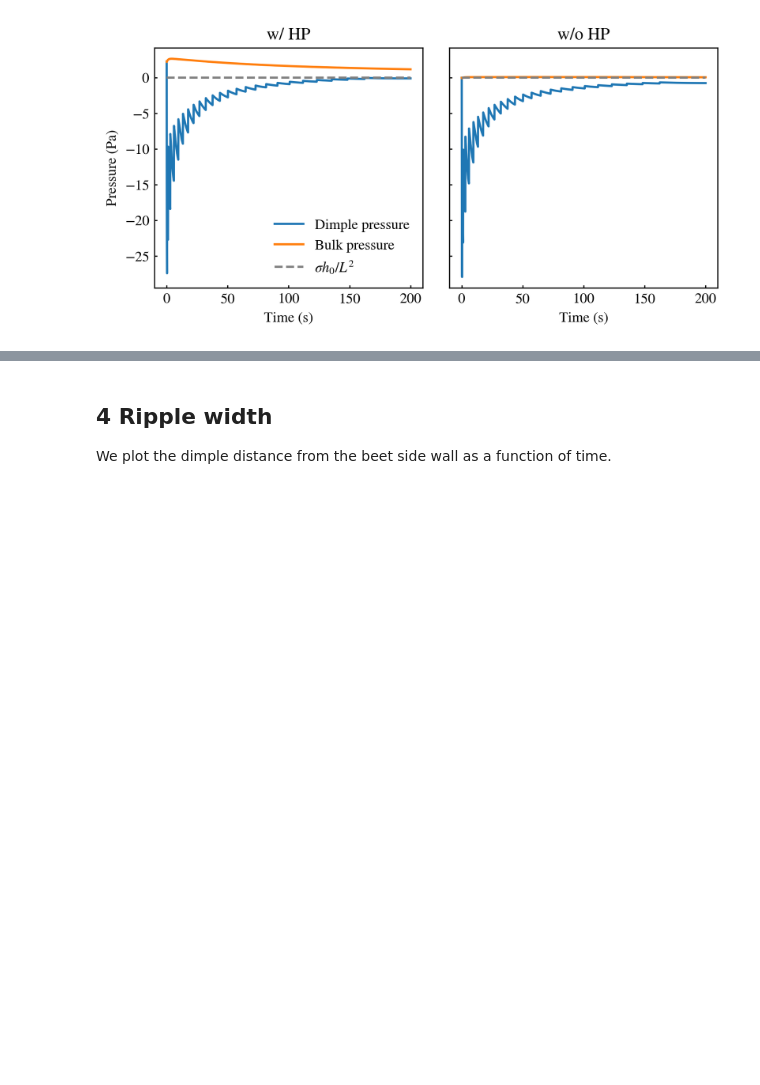
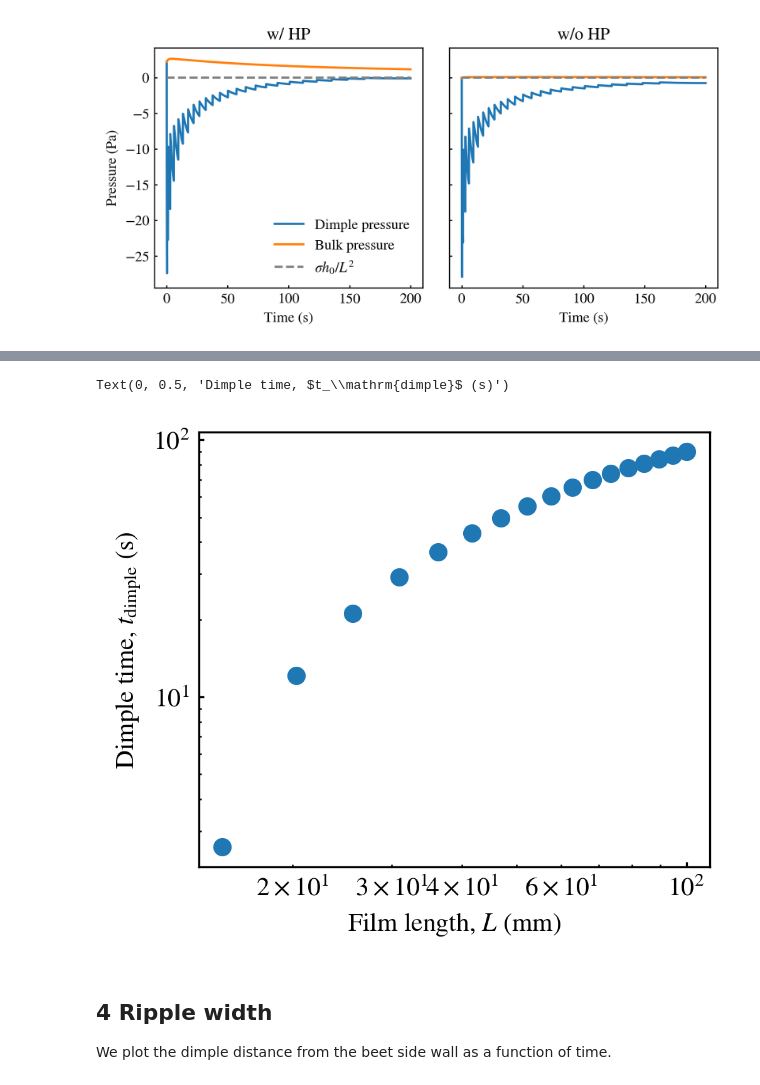
Before and after one commit to ZLoverty/WPM, a Jupyter notebook: Code/Response_to_reviewers.ipynb, the cells around one changed output, grey strips where cells are left out. Saved outputs shown, nothing was run; the diff lists cells and outputs as text; code cells hidden in the pictures; blank space fills up the shorter version.

Commit message:
elaborate on time scales

```diff
--- a/Code/Response_to_reviewers.ipynb
+++ b/Code/Response_to_reviewers.ipynb
@@ -343,0 +342,9 @@ p[60]
+# %%
+mu = 1e-2
+L = 24e-3
+h0 = 1e-4
+sigma = 42e-3
+g = 9.81
+rho = 1e3
+tau = mu * L**2 / rho / g / h0**3
+tau
@@ -343,0 +353,2 @@ p[60]
+# %%
+data = pd.read_csv(r"G:\My Drive\Research projects\WPM\Data\Simulation\parameters\length_more\dimple_detection\dimple_time.csv")
@@ -344,3 +364,17 @@ p[60]
+# %%
+fig, ax = plt.subplots(figsize=(3.5, 3), dpi=300)
+data = data.sort_values(by="L")
+plt.scatter(data["L"]*1e3, data["t"])
+tau = data.mu * data.L**2 / rho / g / data.h0**3
+# plt.plot(data.L*1e3, tau, label="Simulation", color="black", ls="--")
+plt.loglog()
+tau_lub = 3*data.mu*data.L**4/data.sigma/(data.h0)**3
+# plt.plot(data.L*1e3, tau_lub, label="Theory")
+plt.xlabel("Film length, $L$ (mm)")
+plt.ylabel("Dimple time, $t_\mathrm{dimple}$ (s)")
+# %% [output]
+Text(0, 0.5, 'Dimple time, $t_\\mathrm{dimple}$ (s)')
+[figure, added]
 # %% [markdown]
 ## 4 Ripple width
 
```
Also changed, not shown: parts of 6 cells of this notebook, 1 other file.
